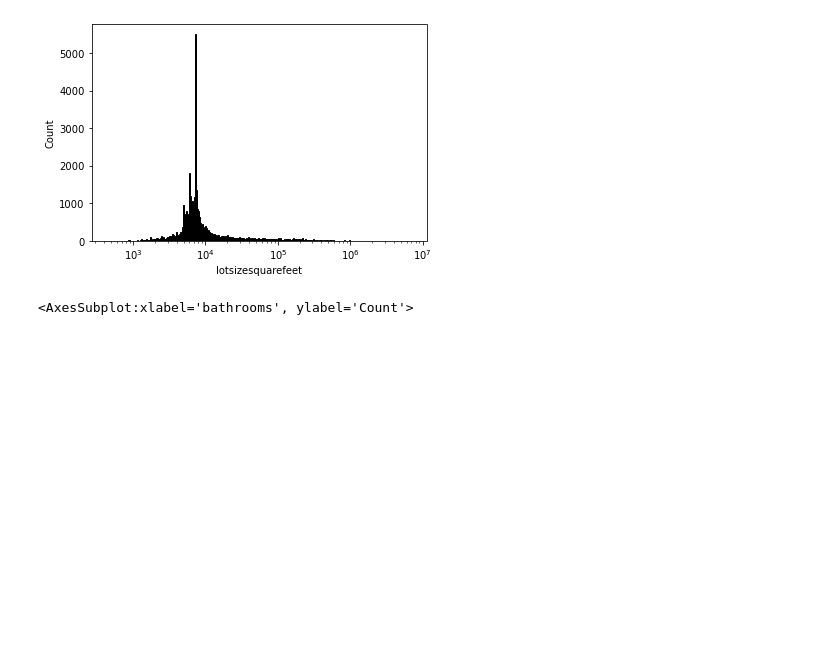
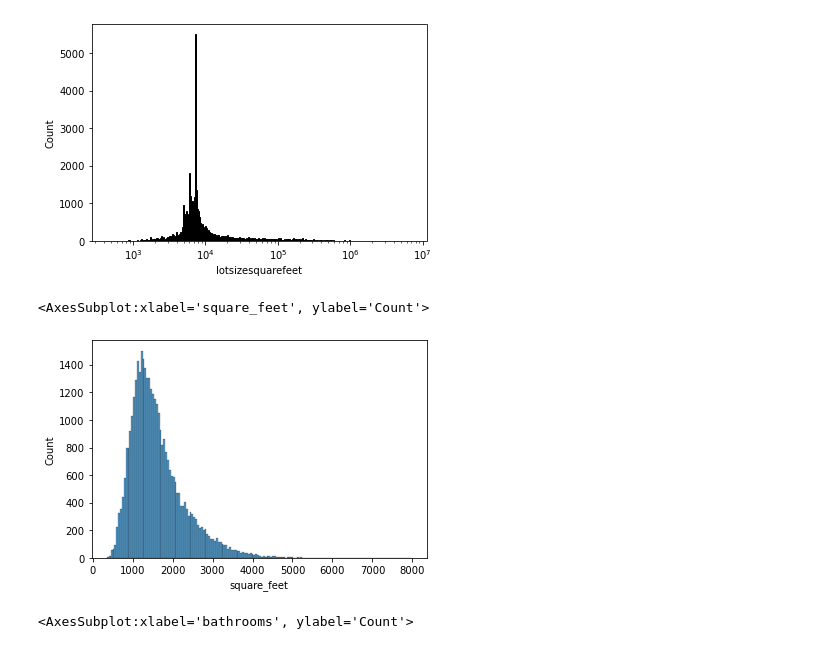
Before and after one commit to sam-and-ken/clustering-project, a Jupyter notebook: cluster-project-sam.ipynb, the cells around one changed output. Cells and saved outputs as stored; diff of their text form; code cells hidden in the pictures; blank space fills up the shorter version.

```diff
--- a/cluster-project-sam.ipynb
+++ b/cluster-project-sam.ipynb
@@ -42,6 +45,11 @@ sns.histplot(train['lotsizesquarefeet'], log_scale = True)
 # %% [output]
 <AxesSubplot:xlabel='lotsizesquarefeet', ylabel='Count'>
 [figure]
+# %%
+sns.histplot(train['square_feet'])
+# %% [output]
+<AxesSubplot:xlabel='square_feet', ylabel='Count'>
+[figure, added]
 # %%
 # Displaying a distribution of logerror
 
```
Also changed, not shown: parts of 79 cells of this notebook.
